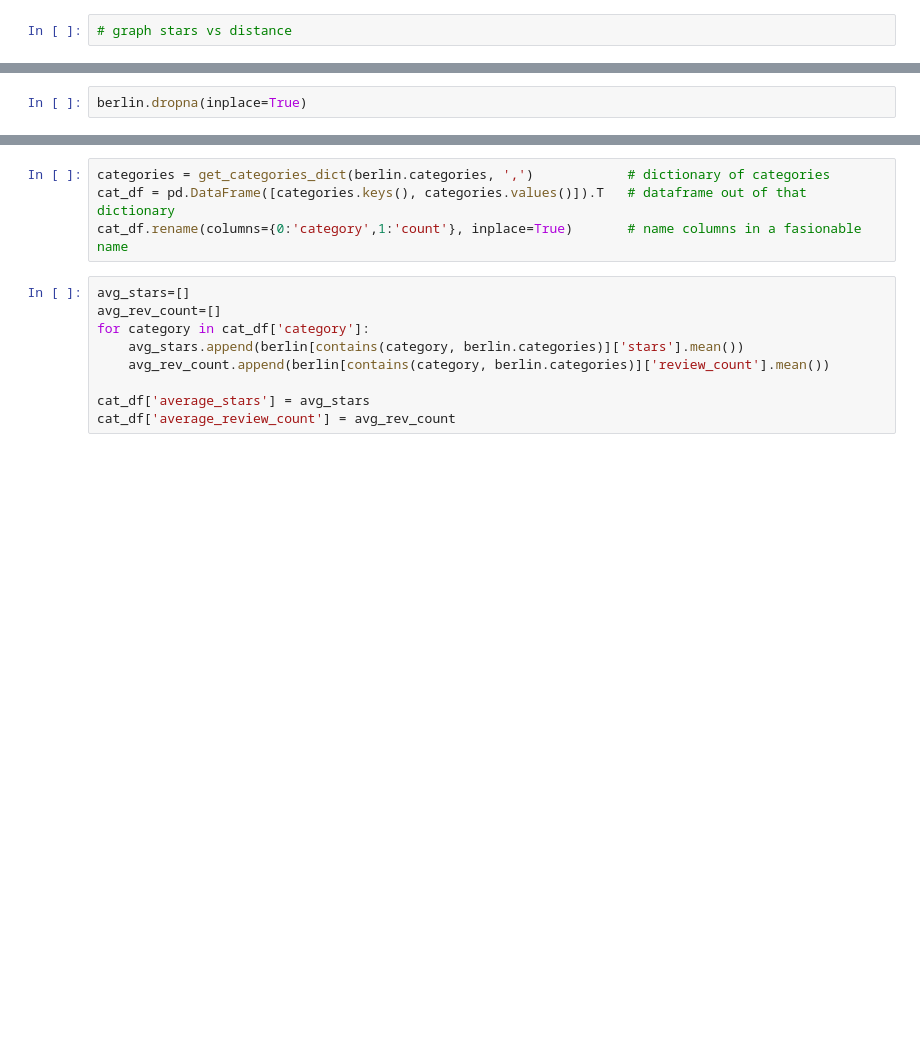
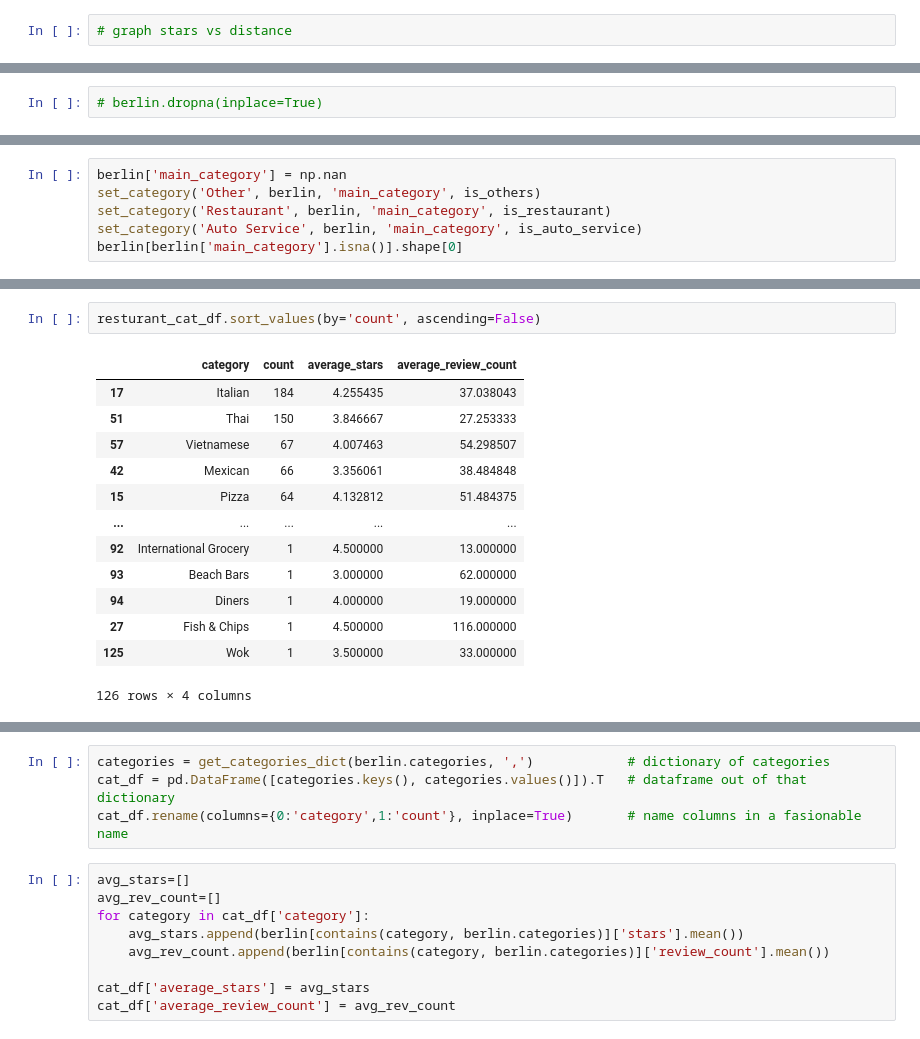
Before and after one commit to suap-coding/ymvc-berlin, a Jupyter notebook: data/explore_berlin.ipynb, the cells around one changed output, grey strips where cells are left out. Drawn from its saved outputs; the diff is of its cells as text; blank space fills up the shorter version.

```diff
--- a/data/explore_berlin.ipynb
+++ b/data/explore_berlin.ipynb
@@ -102,2 +170,2 @@ distance_from((52.525579992852855, 13.369230338630214),berlin, 'address',  inpla
 # %%
-berlin.dropna(inplace=True)
+# berlin.dropna(inplace=True)
@@ -103,0 +188,6 @@ berlin.dropna(inplace=True)
+# %%
+berlin['main_category'] = np.nan
+set_category('Other', berlin, 'main_category', is_others)
+set_category('Restaurant', berlin, 'main_category', is_restaurant)
+set_category('Auto Service', berlin, 'main_category', is_auto_service)
+berlin[berlin['main_category'].isna()].shape[0]
@@ -103,0 +219,16 @@ berlin.dropna(inplace=True)
+# %%
+resturant_cat_df.sort_values(by='count', ascending=False)
+# %% [output]
+|  | category | count | average_stars | average_review_count |
+| 17 | Italian | 184 | 4.255435 | 37.038043 |
+| 51 | Thai | 150 | 3.846667 | 27.253333 |
+| 57 | Vietnamese | 67 | 4.007463 | 54.298507 |
+| 42 | Mexican | 66 | 3.356061 | 38.484848 |
+| 15 | Pizza | 64 | 4.132812 | 51.484375 |
+| ... | ... | ... | ... | ... |
+| 92 | International Grocery | 1 | 4.500000 | 13.000000 |
+| 93 | Beach Bars | 1 | 3.000000 | 62.000000 |
+| 94 | Diners | 1 | 4.000000 | 19.000000 |
+| 27 | Fish & Chips | 1 | 4.500000 | 116.000000 |
+| 125 | Wok | 1 | 3.500000 | 33.000000 |
+126 rows × 4 columns
```
Also changed, not shown: parts of 26 cells of this notebook, 2 other files.
